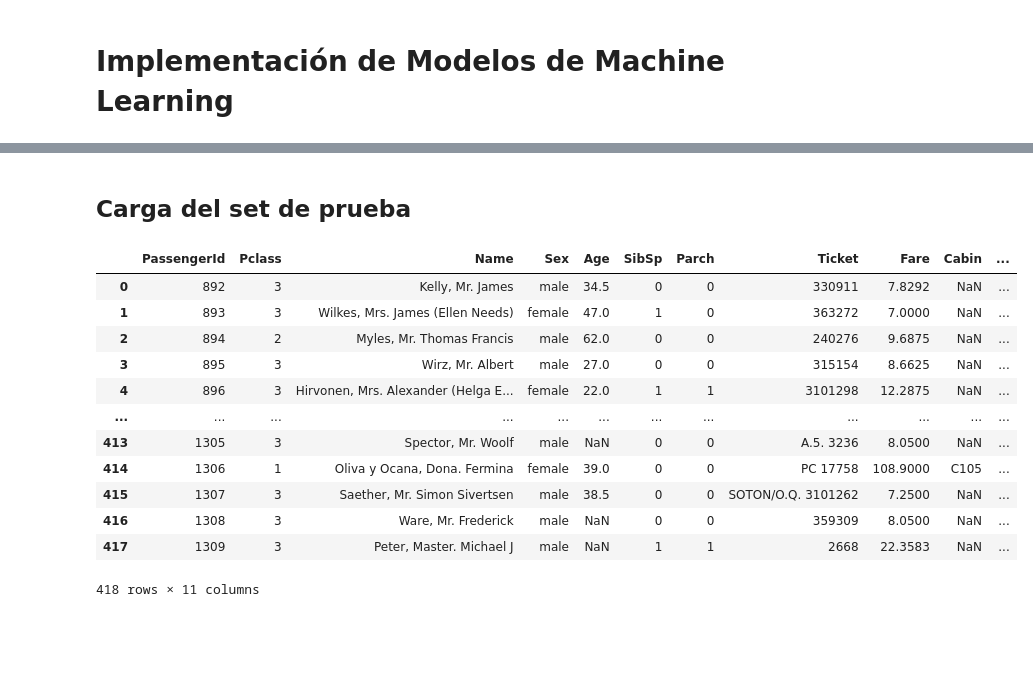
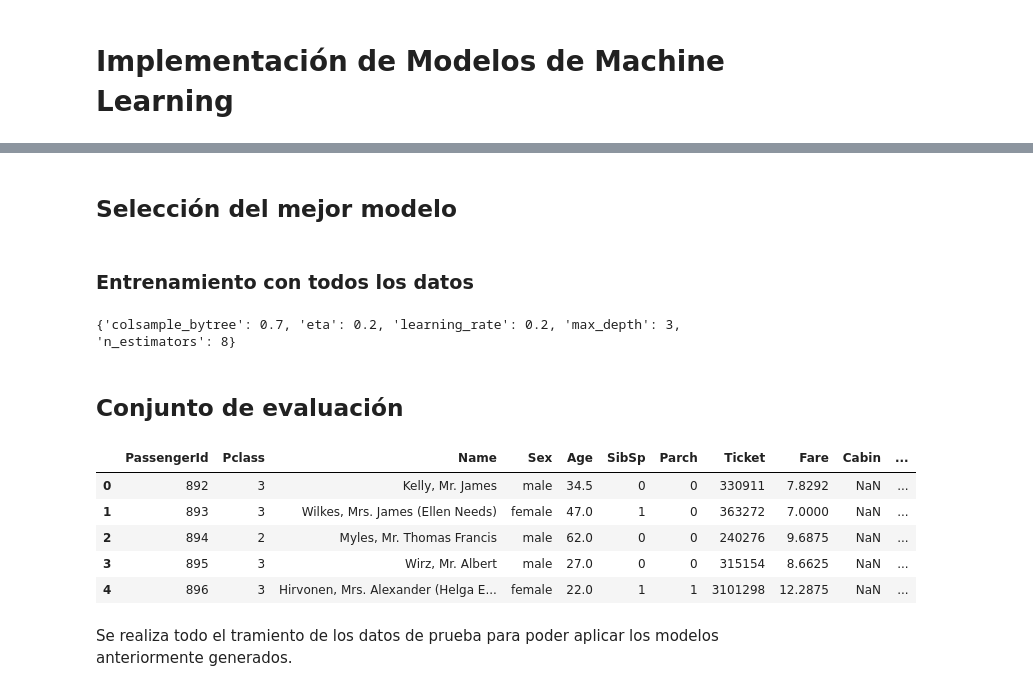
Before and after one commit to LedesmaIker18/Reto_Titanic, a Jupyter notebook: Análisis exploratorio.ipynb, the cells around one changed output, grey strips where cells are left out. Saved outputs shown, nothing was run; the diff lists cells and outputs as text; code cells hidden in the pictures; blank space fills up the shorter version.

```diff
--- a/Análisis exploratorio.ipynb
+++ b/Análisis exploratorio.ipynb
@@ -442,0 +579,4 @@ rfc = rfc.fit(X_total, Y_total)
+# %% [markdown]
+## Selección del mejor modelo
+# %% [markdown]
+### Entrenamiento con todos los datos
@@ -443,19 +586,40 @@ rfc = rfc.fit(X_total, Y_total)
+# %%
+#Defining the parameters to search within
+param_grid = {
+'n_estimators': range(0, 10),
+'max_depth': range(3, 10),
+'learning_rate': [.2, .3, .4],
+'colsample_bytree': [.7, .8, .9, 1], 'eta': [0.2, 0.3, 0.4]
+}
+
+param = {'max_depth': 3, 'eta': 0.3, 'objective': 'multi:softprob','num_class': 9}
+
+#Specifying our classifier
+xgb = XGBClassifier()
+
+#Searching for the best parameters
+g_search = GridSearchCV(estimator = xgb, param_grid = param_grid,
+cv = 3, n_jobs = 1, verbose = 0, return_train_score=True)
+
+#Fitting the model using best parameters found
+g_search.fit(X, Y)
+
+#Printing the best parameters found
+print(g_search.best_params_)
+# %% [output]
+{'colsample_bytree': 0.7, 'eta': 0.2, 'learning_rate': 0.2, 'max_depth': 3, 'n_estimators': 8}
 # %% [markdown]
-## Carga del set de prueba
+## Conjunto de evaluación
 # %%
+## Se carga el set de prueba con el que se realizaran las predicciones
 test = pd.read_csv('test.csv')
-test
+test.head()
 # %% [output]
 |  | PassengerId | Pclass | Name | Sex | Age | SibSp | Parch | Ticket | Fare | Cabin | ... |
 | 0 | 892 | 3 | Kelly, Mr. James | male | 34.5 | 0 | 0 | 330911 | 7.8292 | NaN | ... |
 | 1 | 893 | 3 | Wilkes, Mrs. James (Ellen Needs) | female | 47.0 | 1 | 0 | 363272 | 7.0000 | NaN | ... |
 | 2 | 894 | 2 | Myles, Mr. Thomas Francis | male | 62.0 | 0 | 0 | 240276 | 9.6875 | NaN | ... |
 | 3 | 895 | 3 | Wirz, Mr. Albert | male | 27.0 | 0 | 0 | 315154 | 8.6625 | NaN | ... |
 | 4 | 896 | 3 | Hirvonen, Mrs. Alexander (Helga E... | female | 22.0 | 1 | 1 | 3101298 | 12.2875 | NaN | ... |
-| ... | ... | ... | ... | ... | ... | ... | ... | ... | ... | ... | ... |
-| 413 | 1305 | 3 | Spector, Mr. Woolf | male | NaN | 0 | 0 | A.5. 3236 | 8.0500 | NaN | ... |
-| 414 | 1306 | 1 | Oliva y Ocana, Dona. Fermina | female | 39.0 | 0 | 0 | PC 17758 | 108.9000 | C105 | ... |
-| 415 | 1307 | 3 | Saether, Mr. Simon Sivertsen | male | 38.5 | 0 | 0 | SOTON/O.Q. 3101262 | 7.2500 | NaN | ... |
-| 416 | 1308 | 3 | Ware, Mr. Frederick | male | NaN | 0 | 0 | 359309 | 8.0500 | NaN | ... |
-| 417 | 1309 | 3 | Peter, Master. Michael J | male | NaN | 1 | 1 | 2668 | 22.3583 | NaN | ... |
-418 rows × 11 columns
+# %% [markdown]
+Se realiza todo el tramiento de los datos de prueba para poder aplicar los modelos anteriormente generados.
```
Also changed, not shown: parts of 127 cells of this notebook.
